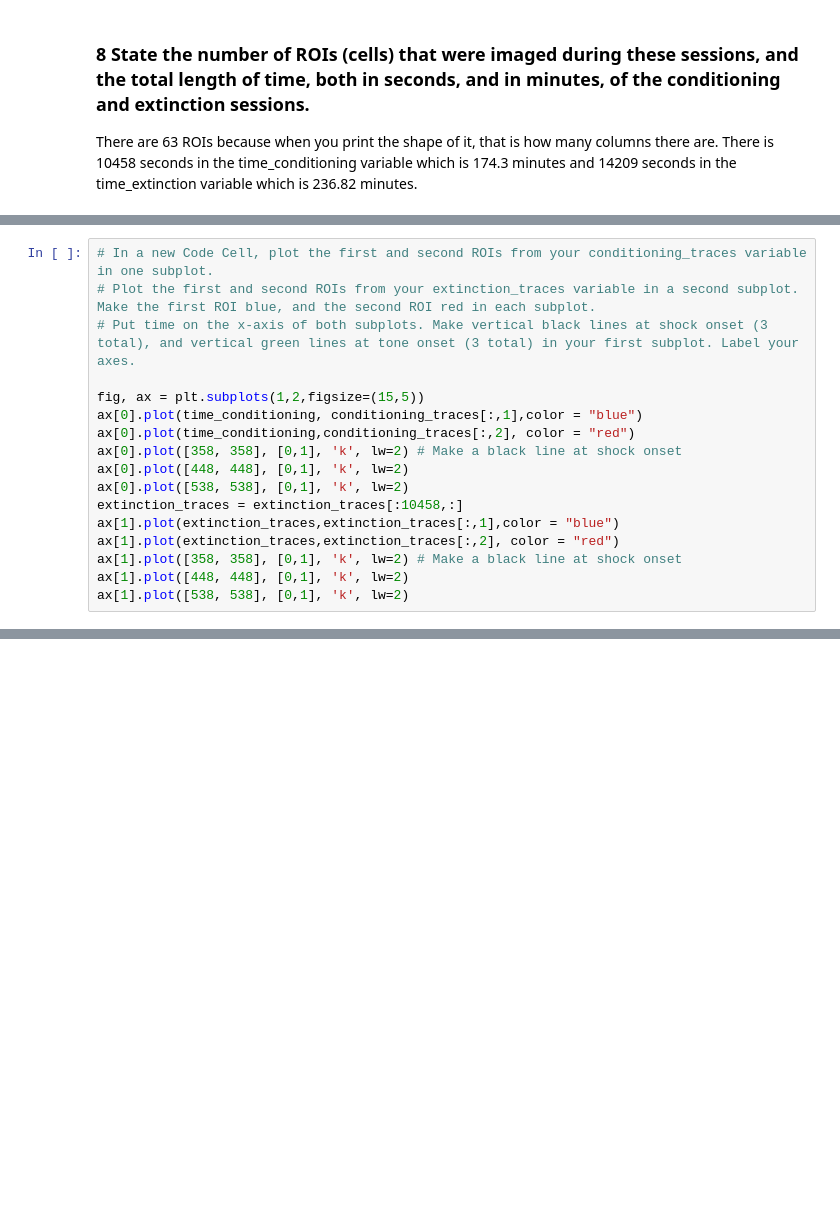
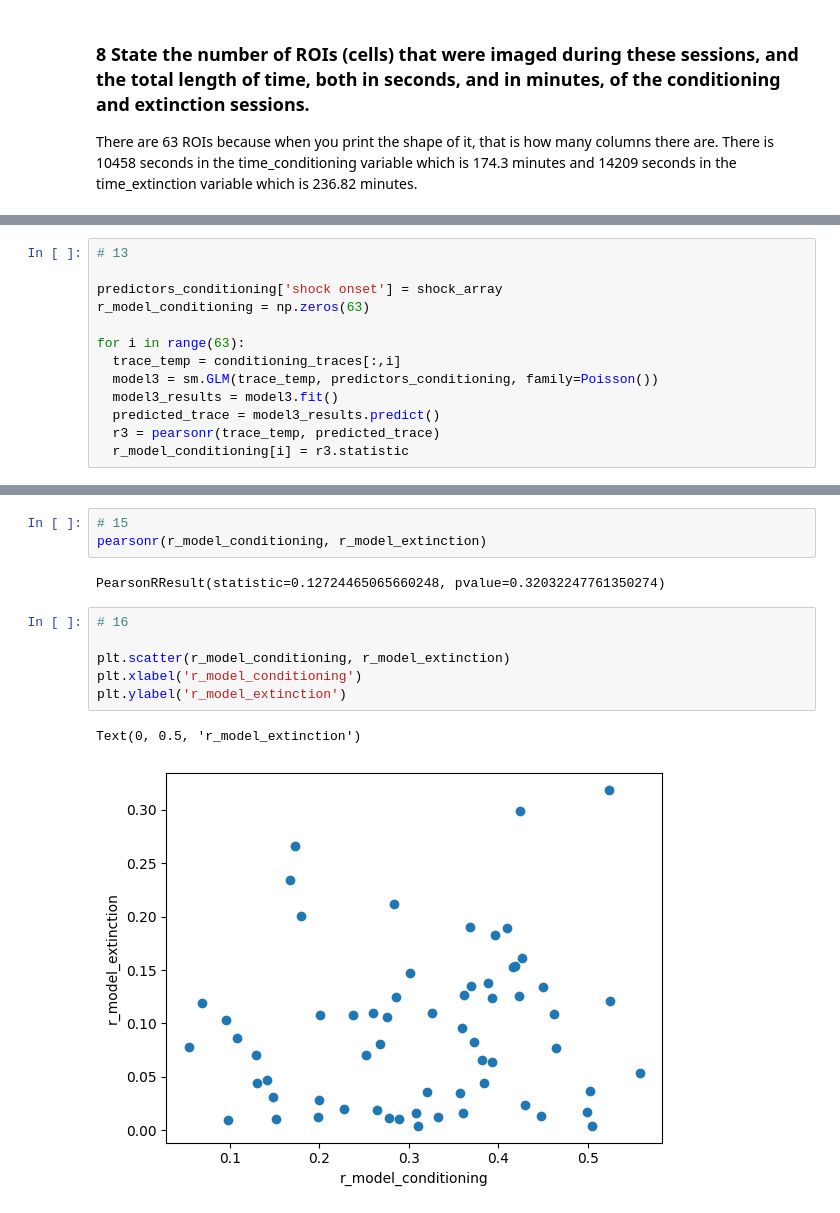
Before and after one commit to ChelseyCochrane/chelseys-repository, a Jupyter notebook: coding_homework_8.ipynb, the cells around one changed output, grey strips where cells are left out. Drawn from its saved outputs; the diff is of its cells as text; blank space fills up the shorter version.

```diff
--- a/coding_homework_8.ipynb
+++ b/coding_homework_8.ipynb
@@ -129,17 +138,0 @@ They're both relatively similar for the first and for the second for both of the
-# %%
-# In a new Code Cell, plot the first and second ROIs from your conditioning_traces variable in one subplot.
-# Plot the first and second ROIs from your extinction_traces variable in a second subplot. Make the first ROI blue, and the second ROI red in each subplot.
-# Put time on the x-axis of both subplots. Make vertical black lines at shock onset (3 total), and vertical green lines at tone onset (3 total) in your first subplot. Label your axes.
-
-fig, ax = plt.subplots(1,2,figsize=(15,5))
-ax[0].plot(time_conditioning, conditioning_traces[:,1],color = "blue")
-ax[0].plot(time_conditioning,conditioning_traces[:,2], color = "red")
-ax[0].plot([358, 358], [0,1], 'k', lw=2) # Make a black line at shock onset
-ax[0].plot([448, 448], [0,1], 'k', lw=2)
-ax[0].plot([538, 538], [0,1], 'k', lw=2)
-extinction_traces = extinction_traces[:10458,:]
-ax[1].plot(extinction_traces,extinction_traces[:,1],color = "blue")
-ax[1].plot(extinction_traces,extinction_traces[:,2], color = "red")
-ax[1].plot([358, 358], [0,1], 'k', lw=2) # Make a black line at shock onset
-ax[1].plot([448, 448], [0,1], 'k', lw=2)
-ax[1].plot([538, 538], [0,1], 'k', lw=2)
@@ -167,0 +186,13 @@ ax[1].plot([538, 538], [0,1], 'k', lw=2)
+# %%
+# 13
+
+predictors_conditioning['shock onset'] = shock_array
+r_model_conditioning = np.zeros(63)
+
+for i in range(63):
+  trace_temp = conditioning_traces[:,i]
+  model3 = sm.GLM(trace_temp, predictors_conditioning, family=Poisson())
+  model3_results = model3.fit()
+  predicted_trace = model3_results.predict()
+  r3 = pearsonr(trace_temp, predicted_trace)
+  r_model_conditioning[i] = r3.statistic
@@ -167,0 +256,14 @@ ax[1].plot([538, 538], [0,1], 'k', lw=2)
+# %%
+# 15
+pearsonr(r_model_conditioning, r_model_extinction)
+# %% [output]
+PearsonRResult(statistic=0.12724465065660248, pvalue=0.32032247761350274)
+# %%
+# 16
+
+plt.scatter(r_model_conditioning, r_model_extinction)
+plt.xlabel('r_model_conditioning')
+plt.ylabel('r_model_extinction')
+# %% [output]
+Text(0, 0.5, 'r_model_extinction')
+[figure, added]
```
Also changed, not shown: parts of 8 cells of this notebook.
